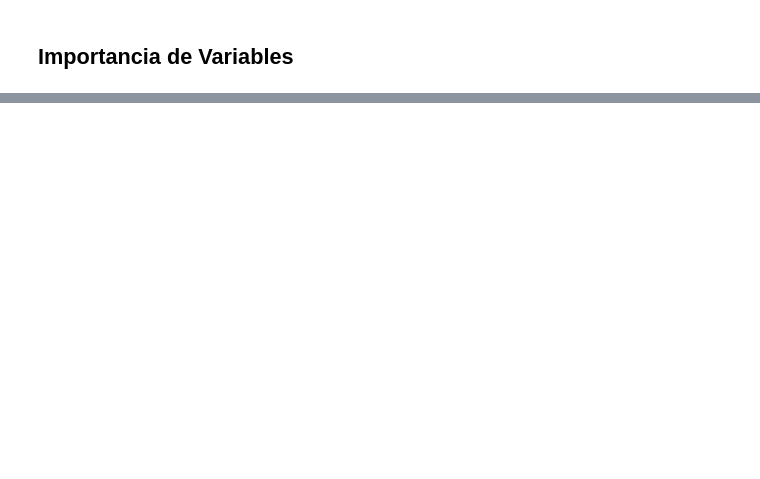
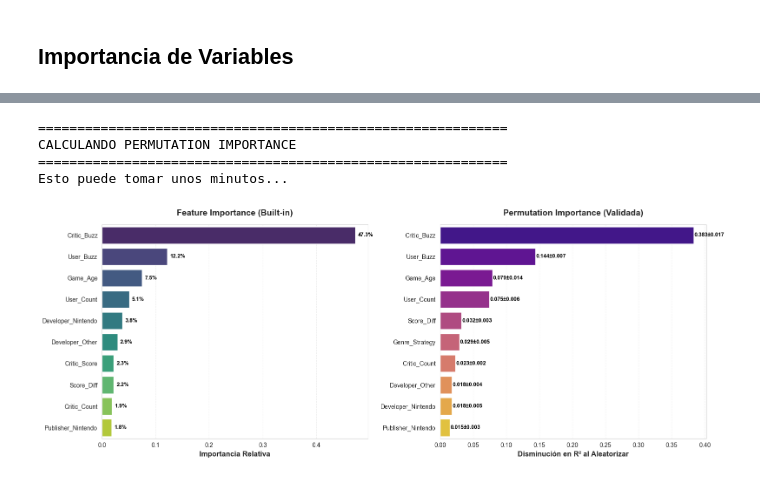
Before and after one commit to maxidalesio/coderhouse_datascience_mdalesio, a Jupyter notebook: videojuegos_prediccion_ventas.ipynb, the cells around one changed output, grey strips where cells are left out. Drawn from its saved outputs; the diff is of its cells as text; code cells hidden in the pictures; blank space fills up the shorter version.

```diff
--- a/videojuegos_prediccion_ventas.ipynb
+++ b/videojuegos_prediccion_ventas.ipynb
@@ -605,0 +740,73 @@ Los resultados del modelo proporcionan insights accionables para la industria:
+# %%
+# ===== IMPORTANCIA DE VARIABLES: Built-in vs Permutation Importance =====
+# 1) Built-in feature_importances_ (rápido, pero puede sesgarse por cardinalidad)
+feature_importance = pd.DataFrame({
+    'feature': X_encoded.columns,
+    'importance': model.feature_importances_
+}).sort_values('importance', ascending=False)
+
+top_10_fi = feature_importance.head(10)
+
+# 2) Permutation Importance (más robusto)
+print("=" * 60)
+print("CALCULANDO PERMUTATION IMPORTANCE")
+print("=" * 60)
+print("Esto puede tomar unos minutos...\n")
+
+# Nota: el modelo está entrenado para predecir y_log, así que medimos el impacto en R² en esa escala.
+# Para interpretabilidad, lo usamos como ranking relativo de importancia.
+perm_importance = permutation_importance(
+    model,
+    X_test,
+    y_test_log,
+    n_repeats=10,
+    random_state=RANDOM_STATE,
+    n_jobs=-1,
+    scoring='r2'
+)
+
+perm_df = pd.DataFrame({
+    'feature': X_encoded.columns,
+    'importance_mean': perm_importance.importances_mean,
+    'importance_std': perm_importance.importances_std
+}).sort_values('importance_mean', ascending=False)
+
+top_10_perm = perm_df.head(10)
+
+# ===== VISUALIZACIÓN COMPARATIVA =====
+fig, axes = plt.subplots(1, 2, figsize=(16, 6))
+
+# Gráfico 1: Feature Importance (Built-in)
+sns.barplot(x='importance', y='feature', data=top_10_fi, palette='viridis', ax=axes[0])
+axes[0].set_title('Feature Importance (Built-in)', fontsize=14, fontweight='bold', pad=15)
+axes[0].set_xlabel('Importancia Relativa', fontsize=12, fontweight='bold')
+axes[0].set_ylabel('', fontsize=12)
+for i, v in enumerate(top_10_fi['importance']):
+    axes[0].text(v + 0.005, i, f'{v:.1%}', va='center', color='black', fontweight='bold', fontsize=9)
+axes[0].grid(axis='x', alpha=0.3, linestyle='--')
+
+# Gráfico 2: Permutation Importance
+sns.barplot(x='importance_mean', y='feature', data=top_10_perm, palette='plasma', ax=axes[1])
+axes[1].set_title('Permutation Importance (Validada)', fontsize=14, fontweight='bold', pad=15)
+axes[1].set_xlabel('Disminución en R² al Aleatorizar', fontsize=12, fontweight='bold')
+axes[1].set_ylabel('', fontsize=12)
+for i, (mean, std) in enumerate(zip(top_10_perm['importance_mean'], top_10_perm['importance_std'])):
+    axes[1].text(mean + 0.001, i, f'{mean:.3f}±{std:.3f}', va='center',
+                 color='black', fontweight='bold', fontsize=9)
+axes[1].grid(axis='x', alpha=0.3, linestyle='--')
+
+plt.tight_layout()
+plt.show()
+
+print("\nTop 10 Variables (Built-in feature_importances_):")
+print(top_10_fi.to_string(index=False))
+
+print("\nTop 10 Variables (Permutation Importance):")
+print(top_10_perm[['feature', 'importance_mean', 'importance_std']].to_string(index=False))
+print("\n" + "=" * 60)
+# %% [output]
+============================================================
+CALCULANDO PERMUTATION IMPORTANCE
+============================================================
+Esto puede tomar unos minutos...
+[figure, added]
```
Also changed, not shown: parts of 19 cells of this notebook.
